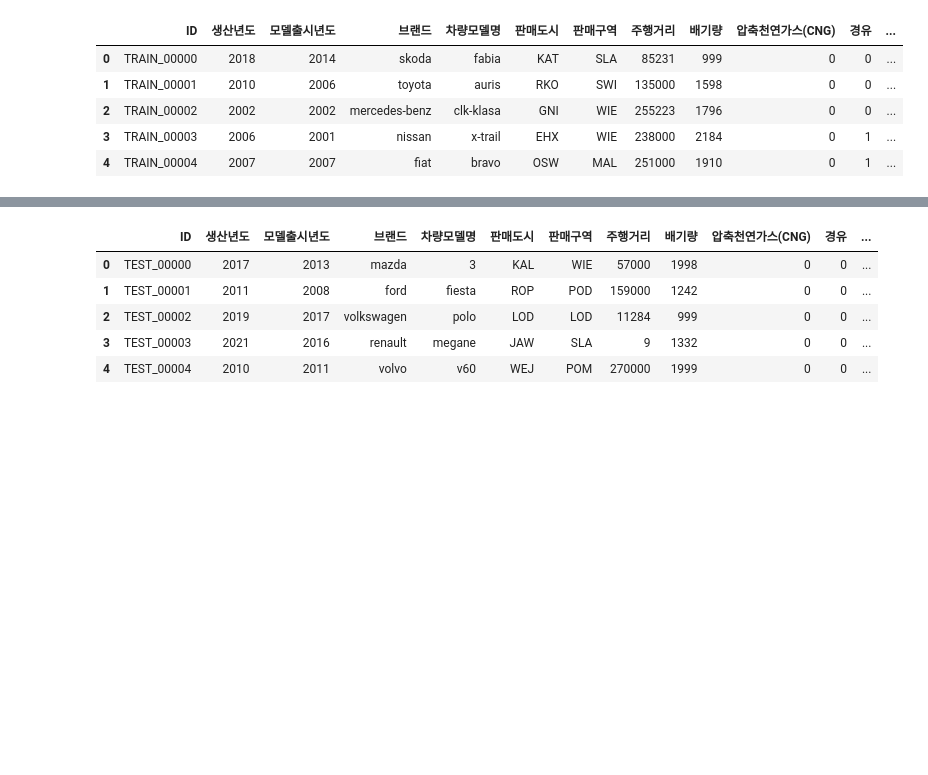
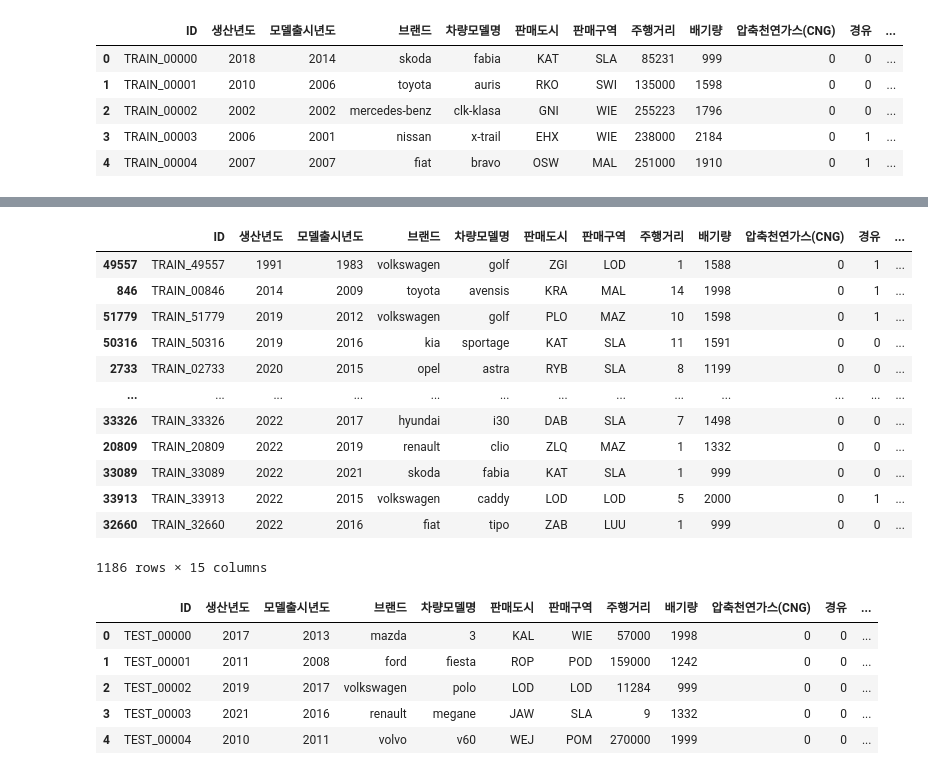
Before and after one commit to woojooc/ML_Car, a Jupyter notebook: jm/dacon/preprocessing.ipynb, the cells around one changed output, grey strips where cells are left out. Cells and saved outputs as stored; diff of their text form; code cells hidden in the pictures; blank space fills up the shorter version.

```diff
--- a/jm/dacon/preprocessing.ipynb
+++ b/jm/dacon/preprocessing.ipynb
@@ -17,3 +37,20 @@ train_df.head(5)
+# %%
+# 200km 기준? https://v.daum.net/v/7lkPWGfOPz?f=p
+train_df[train_df['주행거리'].isin([1,2,3,4,5,6,7,8,9,10,11,12,13,14,15,16])].sort_values(by='생산년도')
+# %% [output]
+|  | ID | 생산년도 | 모델출시년도 | 브랜드 | 차량모델명 | 판매도시 | 판매구역 | 주행거리 | 배기량 | 압축천연가스(CNG) | 경유 | ... |
+| 49557 | TRAIN_49557 | 1991 | 1983 | volkswagen | golf | ZGI | LOD | 1 | 1588 | 0 | 1 | ... |
+| 846 | TRAIN_00846 | 2014 | 2009 | toyota | avensis | KRA | MAL | 14 | 1998 | 0 | 1 | ... |
+| 51779 | TRAIN_51779 | 2019 | 2012 | volkswagen | golf | PLO | MAZ | 10 | 1598 | 0 | 1 | ... |
+| 50316 | TRAIN_50316 | 2019 | 2016 | kia | sportage | KAT | SLA | 11 | 1591 | 0 | 0 | ... |
+| 2733 | TRAIN_02733 | 2020 | 2015 | opel | astra | RYB | SLA | 8 | 1199 | 0 | 0 | ... |
+| ... | ... | ... | ... | ... | ... | ... | ... | ... | ... | ... | ... | ... |
+| 33326 | TRAIN_33326 | 2022 | 2017 | hyundai | i30 | DAB | SLA | 7 | 1498 | 0 | 0 | ... |
+| 20809 | TRAIN_20809 | 2022 | 2019 | renault | clio | ZLQ | MAZ | 1 | 1332 | 0 | 0 | ... |
+| 33089 | TRAIN_33089 | 2022 | 2021 | skoda | fabia | KAT | SLA | 1 | 999 | 0 | 0 | ... |
+| 33913 | TRAIN_33913 | 2022 | 2015 | volkswagen | caddy | LOD | LOD | 5 | 2000 | 0 | 1 | ... |
+| 32660 | TRAIN_32660 | 2022 | 2016 | fiat | tipo | ZAB | LUU | 1 | 999 | 0 | 0 | ... |
+1186 rows × 15 columns
 # %%
 test_df = pd.read_csv('data//test.csv')
 test_df.head(5)
```
Also changed, not shown: parts of 1 cell of this notebook.
